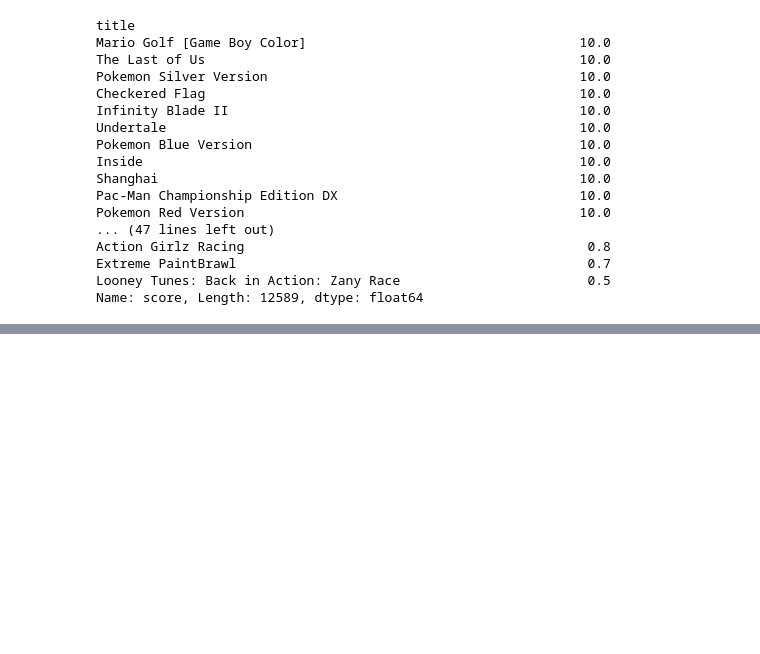
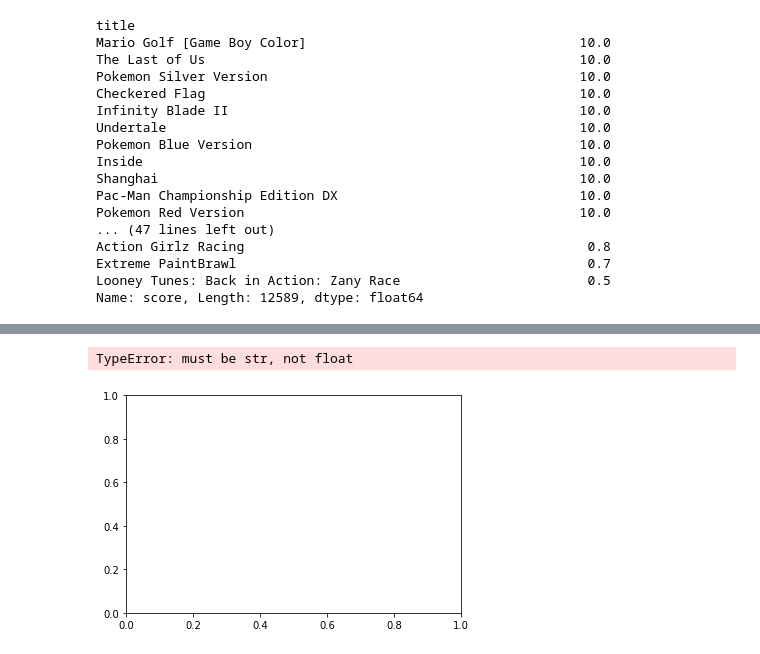
Before and after one commit to sreeharicodes/TCS-AI-Internship, a Jupyter notebook: Assignment2/Assignment_2.ipynb, the cells around one changed output, grey strips where cells are left out. Cells and saved outputs as stored; diff of their text form; code cells hidden in the pictures; blank space fills up the shorter version.

```diff
--- a/Assignment2/Assignment_2.ipynb
+++ b/Assignment2/Assignment_2.ipynb
@@ -125,0 +185,5 @@ sns.pairplot(df,vars=["score"],hue='genre')
+# %%
+sns.distplot(df['genre'])
+# %% [output]
+TypeError: must be str, not float
+[figure, added]
```
Also changed, not shown: parts of 7 cells of this notebook, 4 other files.
